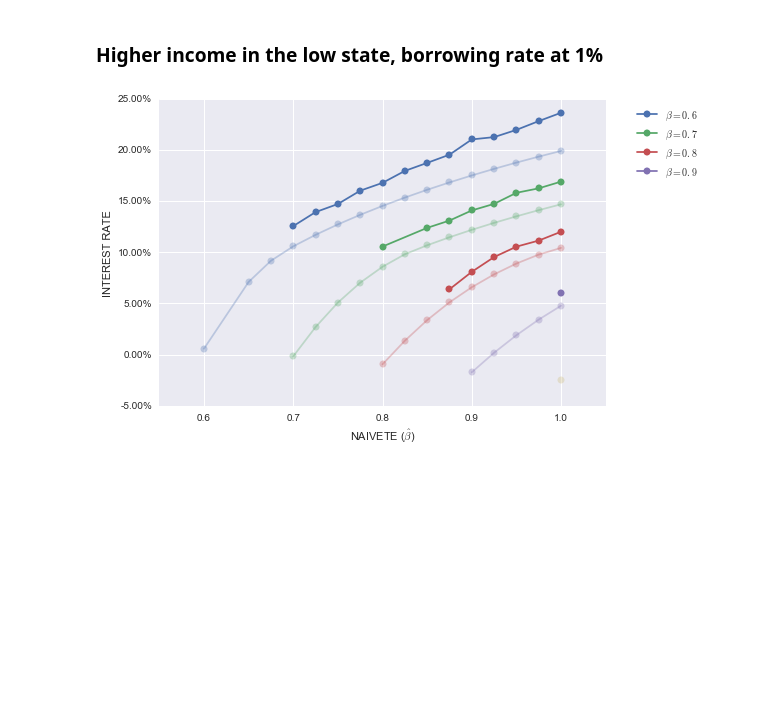
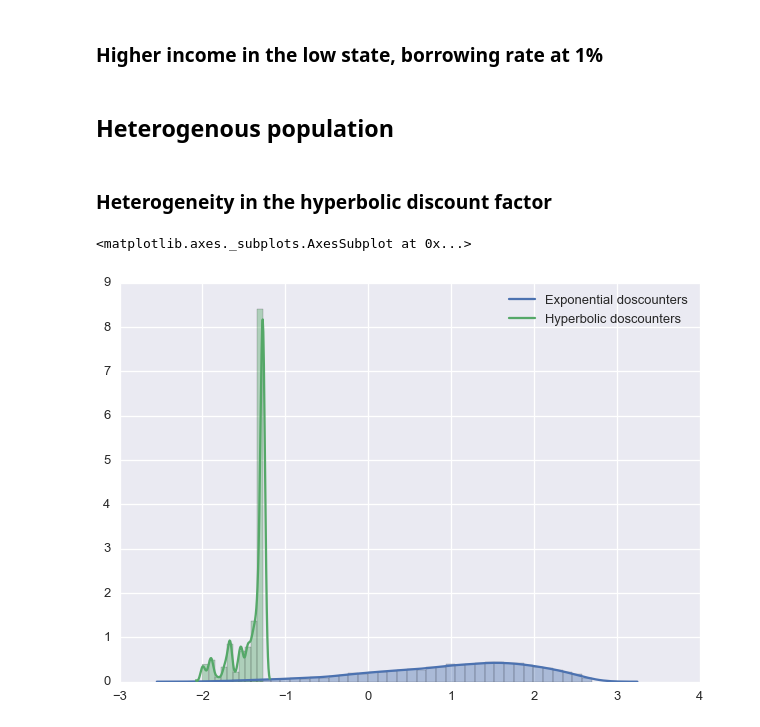
Before and after one commit to stanmart/ma-thesis-ceu, a Jupyter notebook: huggett/huggett_nb_prof.ipynb, the cells around one changed output. Saved outputs shown, nothing was run; the diff lists cells and outputs as text; code cells hidden in the pictures; blank space fills up the shorter version.

```diff
--- a/huggett/huggett_nb_prof.ipynb
+++ b/huggett/huggett_nb_prof.ipynb
@@ -304,25 +307,39 @@ EQDF_Lhe.columns = ['beta', 'betahat', 'rl']
 # %%
-figrlhe, axrlhe = plt.subplots(1,1)
-palette = itertools.cycle(sns.color_palette())
-for df in EQRLS_he:
-    df.dropna().plot(x='betahat', y='rl', ax=axrlhe, marker='o', color=next(palette))
-palette = itertools.cycle(sns.color_palette())
-for df in EQRS_he:
-    df.dropna().plot(x='betahat', y='r', ax=axrlhe, alpha=0.3, marker='o', color=next(palette))
+# figrlhe, axrlhe = plt.subplots(1,1)
+# palette = itertools.cycle(sns.color_palette())
+# for df in EQRLS_he:
+#     df.dropna().plot(x='betahat', y='rl', ax=axrlhe, marker='o', color=next(palette))
+# palette = itertools.cycle(sns.color_palette())
+# for df in EQRS_he:
+#     df.dropna().plot(x='betahat', y='r', ax=axrlhe, alpha=0.3, marker='o', color=next(palette))
 
-axrlhe.legend(['$\\beta = 0.6$',
-            '$\\beta = 0.7$',
-            '$\\beta = 0.8$',
-            '$\\beta = 0.9$',
-            '$\\beta = 1$'][0:len(PARAMS2_he)],
-           bbox_to_anchor=(1.05, 1),
-           loc=2
-           )
-axrlhe.set_xlabel('NAIVETE ($\\hat\\beta$)')
-axrlhe.set_ylabel('INTEREST RATE')
-axrlhe.set_xlim([0.55, 1.05])
-vals = axrlhe.get_yticks()
-axrlhe.set_yticklabels(['{:3.2f}%'.format(x*100) for x in vals])
-plt.show()
+# axrlhe.legend(['$\\beta = 0.6$',
+#             '$\\beta = 0.7$',
+#             '$\\beta = 0.8$',
+#             '$\\beta = 0.9$',
+#             '$\\beta = 1$'][0:len(PARAMS2_he)],
+#            bbox_to_anchor=(1.05, 1),
+#            loc=2
+#            )
+# axrlhe.set_xlabel('NAIVETE ($\\hat\\beta$)')
+# axrlhe.set_ylabel('INTEREST RATE')
+# axrlhe.set_xlim([0.55, 1.05])
+# vals = axrlhe.get_yticks()
+# axrlhe.set_yticklabels(['{:3.2f}%'.format(x*100) for x in vals])
+# plt.show()
-# %% [output]
-[figure, removed]
+# %% [markdown]
+## Heterogenous population
+# %% [markdown]
+### Heterogeneity in the hyperbolic discount factor
+# %%
+het_in_beta = [(0.2, PARAMS[1][-1]), (0.8, PARAMS[-1][-1])]
+r_hetbeta = get_eq_r_het(het_in_beta, SHOCKS)
+dist_hetbeta_exp = get_asset_distribution(r_hetbeta, PARAMS[-1][-1], SHOCKS)
+dist_hetbeta_hyp = get_asset_distribution(r_hetbeta, PARAMS[1][-1], SHOCKS)
+# %%
+fighetbeta, axhetbeta = plt.subplots(1, 1)
+sns.distplot(dist_hetbeta_exp, bins=40, ax=axhetbeta, kde_kws={'label': 'Exponential doscounters'})
+sns.distplot(dist_hetbeta_hyp, bins=10, ax=axhetbeta, kde_kws={'label': 'Hyperbolic doscounters'})
+# %% [output]
+<matplotlib.axes._subplots.AxesSubplot at 0x...>
+[figure, added]
```
Also changed, not shown: parts of 14 cells of this notebook, 4 other files.
